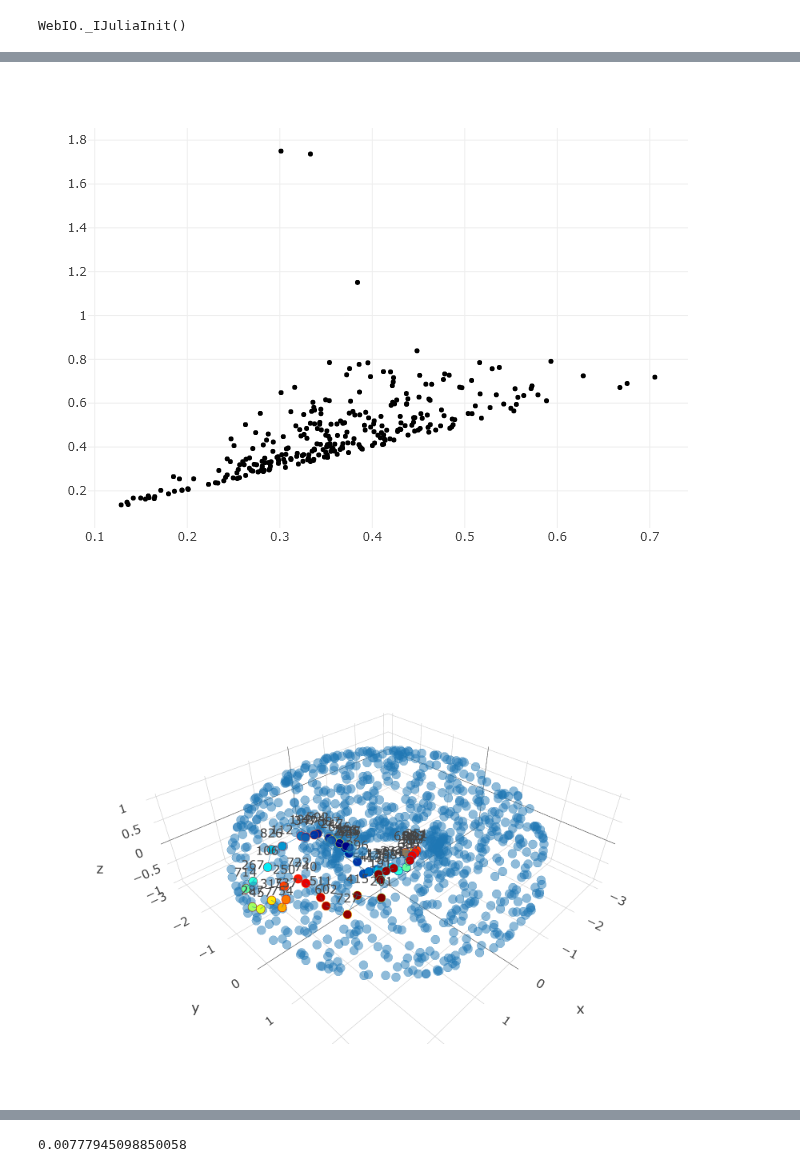
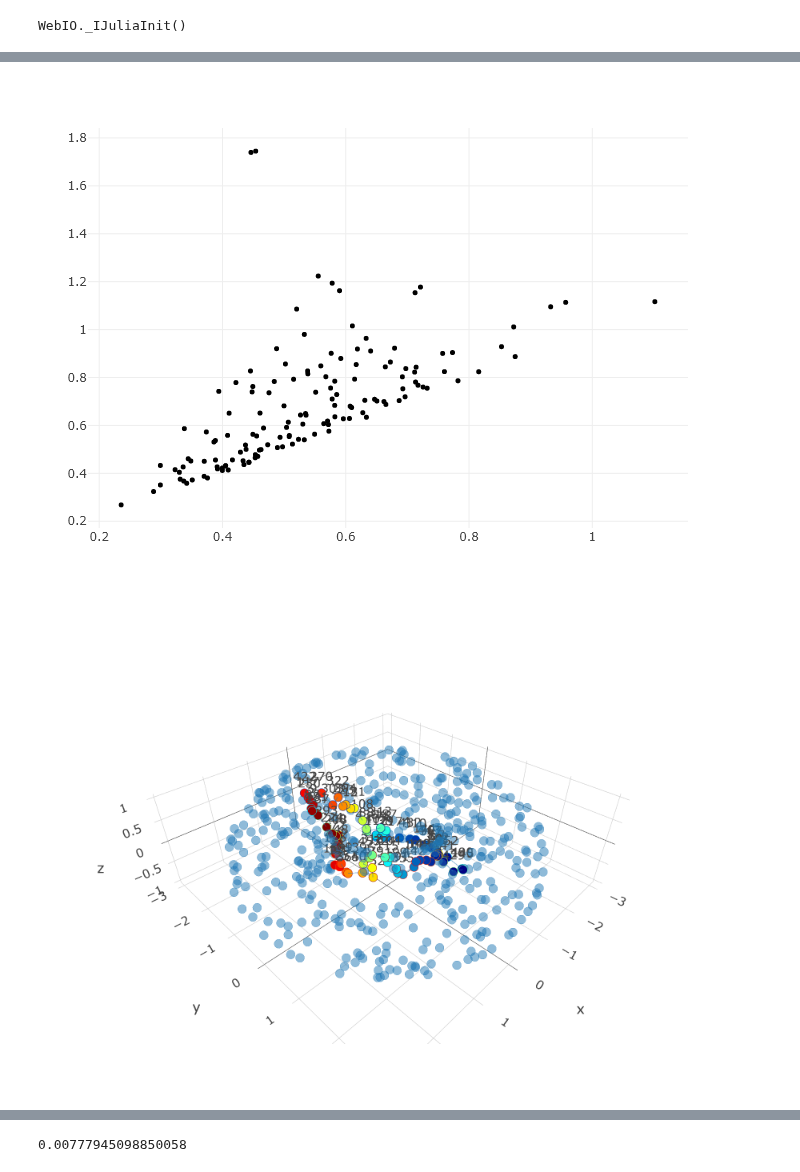
Before and after one commit to Jevi-Waugh/PH-AML, a Jupyter notebook: notebooks/torus.ipynb, the cells around one changed output, grey strips where cells are left out. Saved outputs shown, nothing was run; the diff lists cells and outputs as text; code cells hidden in the pictures.

Commit message:
generating new data

```diff
--- a/notebooks/torus.ipynb
+++ b/notebooks/torus.ipynb
@@ -13,8 +13,8 @@ using PlotlyJS
 WebIO._IJuliaInit()
 # %%
 
-file = "torus_points_corrected.csv"
-folder = "C:/Users/jevin/Documents/Documents/Education/Self-Learning/Persistant Homology/PHAML/data/"
+file = "torus_points_2.csv"
+folder = "C:/Users/jevin/Documents/Documents/Education/Self-Learning/Persistant Homology/PHAML/data/torus/"
 file_path = folder * file
 sphere_pc = readdlm(file_path, ',')
 # %% [output]
@@ -45,11 +45,11 @@ plotbarcode_pjs(PH, dim=1)
 # %%
 plotpersistencediagram_pjs(PH, dim=1)
 # %% [output]
-[figure, old version]
+[figure, new version]
 # %%
-plotclassrep_pjs(PH,dim=1,class=274)
+plotclassrep_pjs(PH,dim=1,class=139)
 # %% [output]
-[figure, old version]
+[figure, new version]
 # %%
 PD = barcode(PH)
 # %% [output]
```
Also changed, not shown: parts of 7 cells of this notebook, 3 other files.
